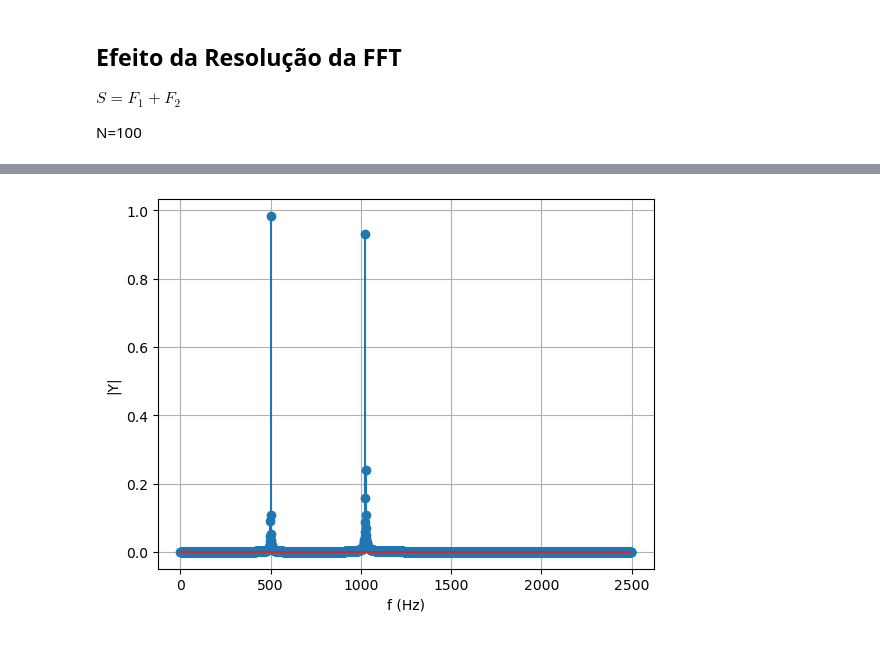
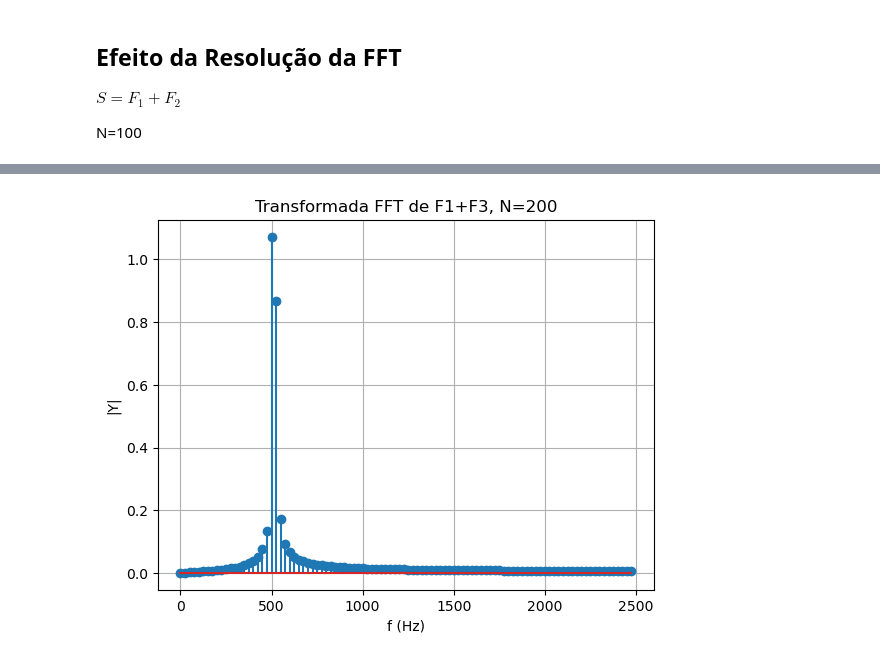
Before and after one commit to Emanuel600/Misc, a Jupyter notebook: DSP/Trabalho_FFT.ipynb, the cells around one changed output, grey strips where cells are left out. Saved outputs shown, nothing was run; the diff lists cells and outputs as text; code cells hidden in the pictures.

```diff
--- a/DSP/Trabalho_FFT.ipynb
+++ b/DSP/Trabalho_FFT.ipynb
@@ -4,26 +4,3 @@
 |$F_s$|$F_1$|$F_2$|$F_3$|Áudio 1   | Áudio 2 |
 |-----|-----|-----|-----|----------|---------|
 | 5k  | 500 |1025 | 525 | Violin C4| Flute C4|
-# %%
-# Utils
-import matplotlib.pyplot as plt
-
-def plot(x, y, xl='f', yl='|Y|'):
-    fig = plt.figure()
-    ax  = fig.add_subplot(1, 1, 1)
-    ax.set_xlabel(xl)
-    ax.set_ylabel(yl)
-
-    plt.plot(x, y)
-    plt.grid()
-    plt.show()
-
-def plot_stem(x, y, xl='f', yl='|Y|'):
-    fig = plt.figure()
-    ax  = fig.add_subplot(1, 1, 1)
-    ax.set_xlabel(xl)
-    ax.set_ylabel(yl)
-
-    plt.stem(x, y)
-    plt.grid()
-    plt.show()
@@ -36,23 +144,18 @@ N=100
 # %%
-import scipy.fft as sp
-import numpy as np
-##
 N = 200     # Número de Amostras
 R = 5e3     # Frequência de Amostragem (Fs)
 T = 1/R     # Espaçamento das Amostras
 ##
 w1 = (500)  * 2*np.pi
-w2 = (1025) * 2*np.pi
 w3 = (525)  * 2*np.pi
 x = np.linspace(0, N*T, N)
 ##
 F1 = np.sin(w1*x)
-F2 = np.sin(w2*x)
 F3 = np.sin(w3*x)
 y = F1 + F3
 ##
 yf = (2.0/N) * abs(sp.fft(y)[0:N//2])
 xf = sp.fftfreq(N, T)[:N//2]
-plot_stem(xf, yf, xl = "f (Hz)")
+plot_stem(xf, yf,title="Transformada FFT de F1+F3, N=200", xl = "f (Hz)")
 # %% [output]
-[figure, old version]
+[figure, new version]
```
Also changed, not shown: parts of 12 cells of this notebook, 2 other files.
